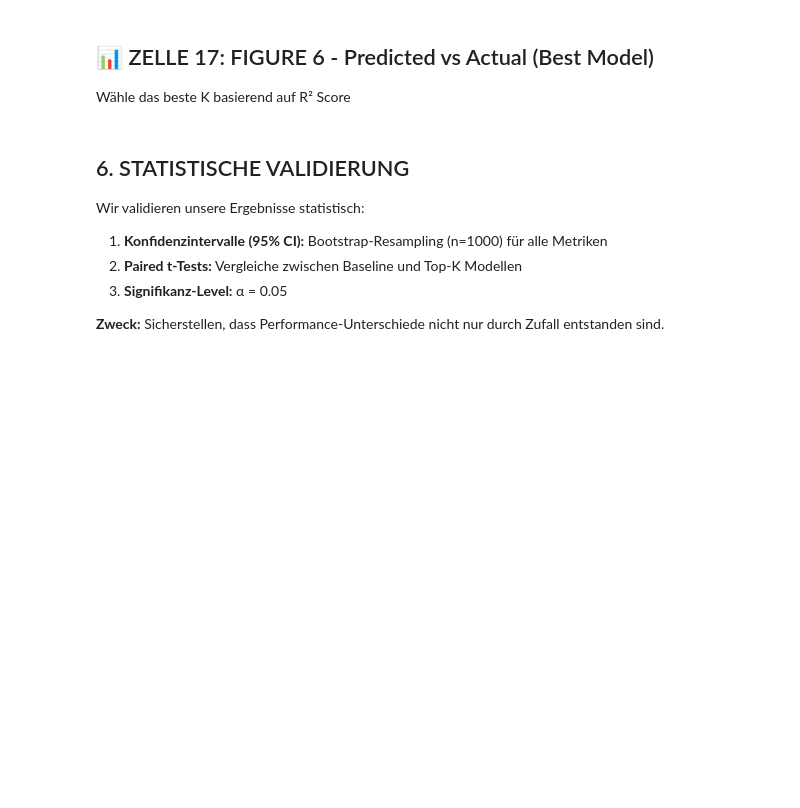
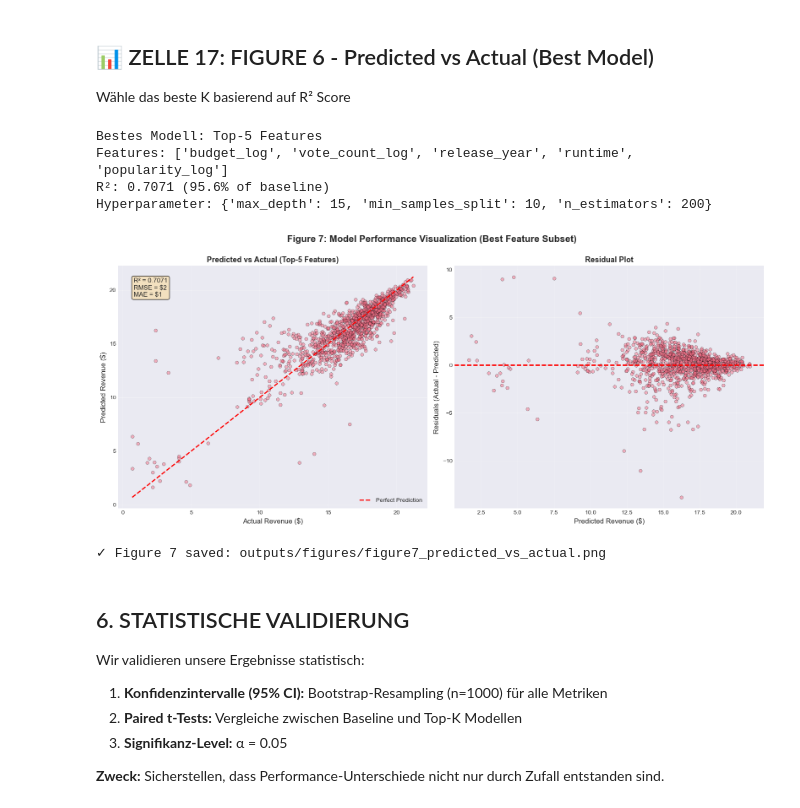
Before and after one commit to AnoukHecht/KDT_Paper_2, a Jupyter notebook: Week5_Ablation_Study_26_Features.ipynb, the cells around one changed output. Drawn from its saved outputs; the diff is of its cells as text; code cells hidden in the pictures; blank space fills up the shorter version.

```diff
--- a/Week5_Ablation_Study_26_Features.ipynb
+++ b/Week5_Ablation_Study_26_Features.ipynb
@@ -922,6 +1404,7 @@ print("✓ Figure 3 saved: outputs/figures/figure3_individual_ablation.png")
 print("=" * 70)
 print("FEATURE GROUP ABLATION STUDY")
 print("=" * 70)
+print(f"Verwendete Hyperparameter: {BEST_PARAMS}")
 
 # Definiere Feature-Gruppen basierend auf semantischer Bedeutung
 feature_groups = {
@@ -971,12 +1454,11 @@ for group_name, group_features in feature_groups.items():
     X_train_without_scaled = scaler_temp.fit_transform(X_train_without)
     X_val_without_scaled = scaler_temp.transform(X_val_without)
 
-    # Trainiere Modell ohne diese Gruppe
+    # Trainiere Modell ohne diese Gruppe (optimierte Hyperparameter!)
     model_without = RandomForestRegressor(
-        n_estimators=100,
-        max_depth=15,
-        min_samples_split=5,
-        min_samples_leaf=2,
+        n_estimators=BEST_PARAMS['n_estimators'],
+        max_depth=BEST_PARAMS['max_depth'],
+        min_samples_split=BEST_PARAMS['min_samples_split'],
         random_state=RANDOM_STATE,
         n_jobs=-1
     )
@@ -1121,6 +1645,7 @@ features_sorted = feature_importance_rf.index.tolist()
 print("="*70)
 print("ABLATION STUDY - CUMULATIVE FEATURE ADDITION")
 print("="*70)
+print(f"Verwendete Hyperparameter: {BEST_PARAMS}")
 print(f"Features sortiert nach Wichtigkeit (RF): {features_sorted}")
 print(f"\nFüge Features schrittweise hinzu...\n")
 
@@ -1133,11 +1658,11 @@ for i in range(1, len(features_sorted) + 1):
     X_train_cum = X_train_scaled[top_features]
     X_val_cum = X_val_scaled[top_features]
 
-    # Training
+    # Training (optimierte Hyperparameter!)
     model_cum = RandomForestRegressor(
-        n_estimators=100,
-        max_depth=15,
-        min_samples_split=5,
+        n_estimators=BEST_PARAMS['n_estimators'],
+        max_depth=BEST_PARAMS['max_depth'],
+        min_samples_split=BEST_PARAMS['min_samples_split'],
         random_state=RANDOM_STATE,
         n_jobs=-1
     )
@@ -1222,6 +1768,7 @@ k_values = [3, 5, 7, 10, len(features_sorted)]
 print("="*70)
 print("ABLATION STUDY - TOP-K FEATURE SELECTION")
 print("="*70)
+print(f"Verwendete Hyperparameter: {BEST_PARAMS}")
 print(f"Testing K values: {k_values}\n")
 
 topk_results = []
@@ -1232,11 +1779,11 @@ for k in k_values:
     X_train_k = X_train_scaled[top_k_features]
     X_val_k = X_val_scaled[top_k_features]
 
-    # Modell trainieren
+    # Modell trainieren (optimierte Hyperparameter!)
     model_k = RandomForestRegressor(
-        n_estimators=100,
-        max_depth=15,
-        min_samples_split=5,
+        n_estimators=BEST_PARAMS['n_estimators'],
+        max_depth=BEST_PARAMS['max_depth'],
+        min_samples_split=BEST_PARAMS['min_samples_split'],
         random_state=RANDOM_STATE,
         n_jobs=-1
     )
@@ -1325,15 +1893,16 @@ best_features = features_sorted[:best_k]
 print(f"Bestes Modell: Top-{best_k} Features")
 print(f"Features: {best_features}")
 print(f"R²: {best_row['r2_val']:.4f} ({best_row['pct_of_baseline']:.1f}% of baseline)")
+print(f"Hyperparameter: {BEST_PARAMS}")
 
-# Modell mit besten Features trainieren
+# Modell mit besten Features trainieren (optimierte Hyperparameter!)
 X_train_best = X_train_scaled[best_features]
 X_test_best = X_test_scaled[best_features]
 
 model_best = RandomForestRegressor(
-    n_estimators=100,
-    max_depth=15,
-    min_samples_split=5,
+    n_estimators=BEST_PARAMS['n_estimators'],
+    max_depth=BEST_PARAMS['max_depth'],
+    min_samples_split=BEST_PARAMS['min_samples_split'],
     random_state=RANDOM_STATE,
     n_jobs=-1
 )
@@ -1348,33 +1917,40 @@ axes[0].scatter(y_test, y_pred_best, alpha=0.5, s=30, edgecolors='k', linewidth=
 axes[0].plot([y_test.min(), y_test.max()], [y_test.min(), y_test.max()],
              'r--', lw=2, label='Perfect Prediction')
 axes[0].set_xlabel('Actual Revenue ($)', fontsize=12)
 axes[0].set_ylabel('Predicted Revenue ($)', fontsize=12)
 axes[0].set_title(f'Predicted vs Actual (Top-{best_k} Features)', fontsize=13, fontweight='bold')
 axes[0].legend()
 axes[0].grid(True, alpha=0.3)
 
 # Text-Box mit Metriken
 textstr = f"R² = {best_row['r2_val']:.4f}\nRMSE = ${best_row['rmse_val']:,.0f}\nMAE = ${best_row['mae_val']:,.0f}"
 axes[0].text(0.05, 0.95, textstr, transform=axes[0].transAxes,
              verticalalignment='top', bbox=dict(boxstyle='round', facecolor='wheat', alpha=0.8),
              fontsize=11)
 
 # Plot 2: Residual Plot
 residuals = y_test - y_pred_best
 axes[1].scatter(y_pred_best, residuals, alpha=0.5, s=30, edgecolors='k', linewidth=0.5)
 axes[1].axhline(0, color='red', linestyle='--', lw=2)
 axes[1].set_xlabel('Predicted Revenue ($)', fontsize=12)
 axes[1].set_ylabel('Residuals (Actual - Predicted)', fontsize=12)
 axes[1].set_title('Residual Plot', fontsize=13, fontweight='bold')
 axes[1].grid(True, alpha=0.3)
 
 plt.suptitle('Figure 7: Model Performance Visualization (Best Feature Subset)',
              fontsize=16, fontweight='bold', y=1.00)
 plt.tight_layout()
 plt.savefig('outputs/figures/figure7_predicted_vs_actual.png', dpi=150, bbox_inches='tight')
 plt.show()
 
 print("\n✓ Figure 7 saved: outputs/figures/figure7_predicted_vs_actual.png")
+# %% [output]
+Bestes Modell: Top-5 Features
+Features: ['budget_log', 'vote_count_log', 'release_year', 'runtime', 'popularity_log']
+R²: 0.7071 (95.6% of baseline)
+Hyperparameter: {'max_depth': 15, 'min_samples_split': 10, 'n_estimators': 200}
+[figure, added]
+✓ Figure 7 saved: outputs/figures/figure7_predicted_vs_actual.png
 # %% [markdown]
 ## 6. STATISTISCHE VALIDIERUNG
 
```
Also changed, not shown: parts of 34 cells of this notebook, 26 other files.
